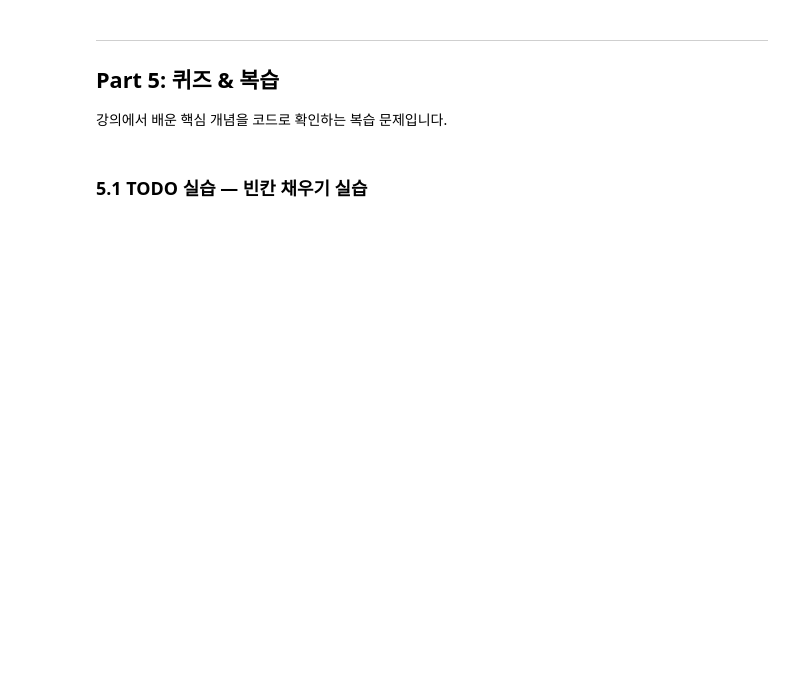
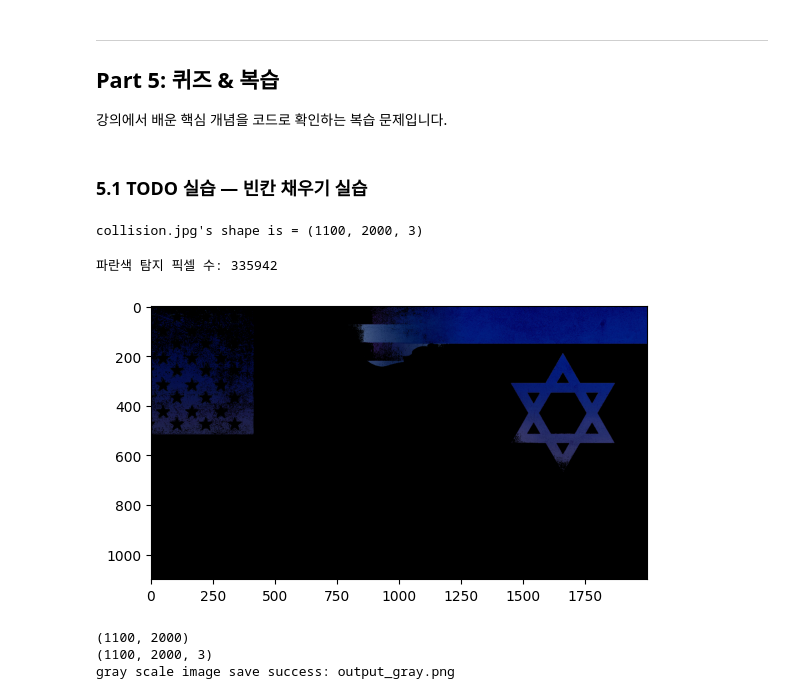
Before and after one commit to jhoon-Shim/physicalAI_Project, a Jupyter notebook: 04.01.OpenCV-Basic.ipynb, the cells around one changed output. Saved outputs shown, nothing was run; the diff lists cells and outputs as text; code cells hidden in the pictures; blank space fills up the shorter version.

```diff
--- a/04.01.OpenCV-Basic.ipynb
+++ b/04.01.OpenCV-Basic.ipynb
@@ -358,28 +451,50 @@ plt.show()
 # 힌트: cv2.imread()
 
 def load_and_print_shape(filepath):
-    ...
-
-# load_and_print_shape('sample.jpg')
+    image = cv2.imread(filepath)
+    if image is None:
+        print("failed to load")
+        return
+    print(f"{filepath}'s shape is = {image.shape}")
+    return image
+image = load_and_print_shape('collision.jpg')
+# %% [output]
+collision.jpg's shape is = (1100, 2000, 3)
 # %%
 # TODO: 여기에 구현하세요
 # 빈칸 채우기 문제 2
 # 주어진 BGR 이미지를 HSV로 변환하고
 # 특정 파란색 범위(lower_blue, upper_blue)로 마스크를 생성하세요.
 # 파란색 HSV 범위: Hue=100~130, Saturation=100~255, Value=50~255
 
 def detect_blue_object(_bgr_image):
     """파란색 물체를 탐지하여 마스크를 반환합니다."""
     # TODO: 여기에 구현하세요
     # 1. BGR → HSV 변환
+
+    hsv_img = cv2.cvtColor(_bgr_image, cv2.COLOR_BGR2HSV)
+
     # 2. 파란색 범위 설정
+
+    lower_blue = np.array([100, 120,  70])   # Hue=120 근처 하한
+    upper_blue = np.array([130, 255, 255])   # Hue=120 근처 상한
+
     # 3. inRange로 마스크 생성
+
+    mask = cv2.inRange(hsv_img, lower_blue, upper_blue)
+
     # 4. 마스크 반환
-    ...
+
+    detected = cv2.bitwise_and(_bgr_image, _bgr_image, mask=mask)
+    plt.imshow(cv2.cvtColor(detected, cv2.COLOR_BGR2RGB))
+    return mask
 
 # 완성 후 주석 해제
-# blue_mask = detect_blue_object(test_image)
-# print(f"파란색 탐지 픽셀 수: {np.sum(blue_mask > 0)}")
+blue_mask = detect_blue_object(image)
+print(f"파란색 탐지 픽셀 수: {np.sum(blue_mask > 0)}")
+# %% [output]
+파란색 탐지 픽셀 수: 335942
+[figure, added]
 # %%
 # TODO: 여기에 구현하세요
 # 종합 실습: 이미지 읽기 → 색공간 변환 → 저장 파이프라인
@@ -394,7 +509,22 @@ def detect_blue_object(_bgr_image):
 def image_processing_pipeline(_input_path, _output_gray_path):
     """이미지 처리 파이프라인: 읽기 → 변환 → 저장"""
     # TODO: 여기에 구현하세요
-    ...
+    image = cv2.imread(_input_path)
+    if image is None:
+        print("Image doesn't exist")
+        return
+    gray = cv2.cvtColor(image, cv2.COLOR_BGR2GRAY)  # Grayscale 변환
+    print(gray.shape)
+
+    hsv  = cv2.cvtColor(image, cv2.COLOR_BGR2HSV)   # HSV 변환
+    print(hsv.shape)
+
+    success = cv2.imwrite(_output_gray_path, gray)
+    print(f"gray scale image save {'success' if success else 'fail'}: {_output_gray_path}")
 
 # 완성 후 주석 해제
-# image_processing_pipeline('robot_view.jpg', 'output_gray.png')
+image_processing_pipeline('collision.jpg', 'output_gray.png')
+# %% [output]
+(1100, 2000)
+(1100, 2000, 3)
+gray scale image save success: output_gray.png
```
Also changed, not shown: parts of 27 cells of this notebook, 15 other files.
